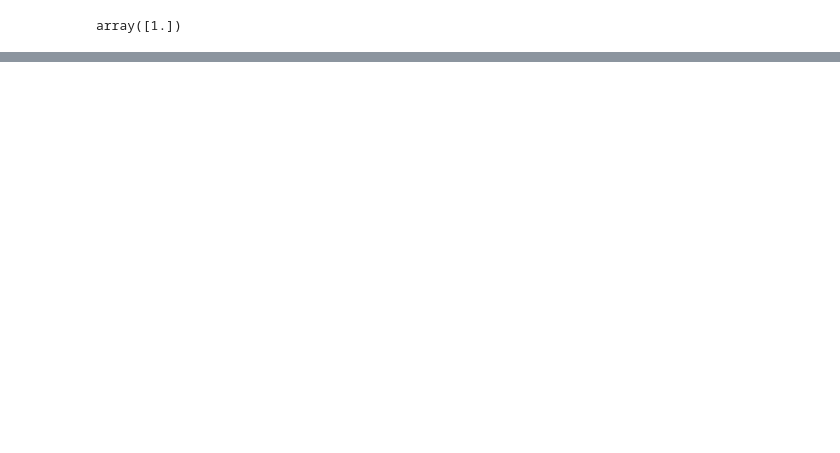
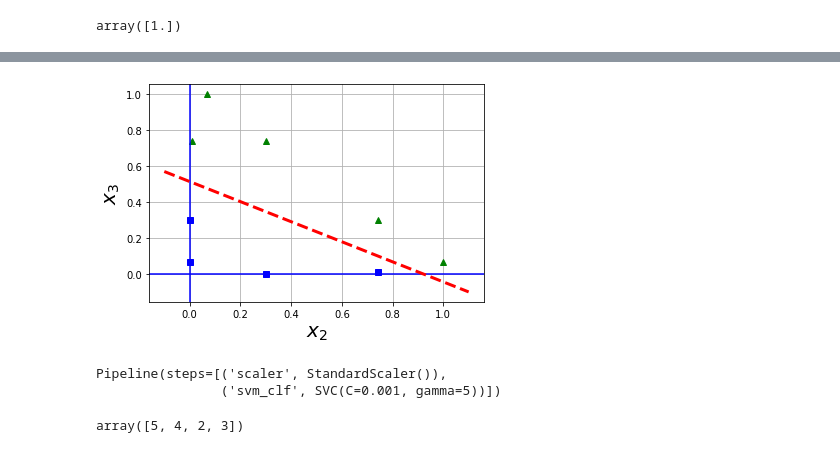
Before and after one commit to jiayuanteng/Hands_on_ML2, a Jupyter notebook: 5_Support_Vector_Machine.ipynb, the cells around one changed output, grey strips where cells are left out. Saved outputs shown, nothing was run; the diff lists cells and outputs as text; code cells hidden in the pictures; blank space fills up the shorter version.

```diff
--- a/5_Support_Vector_Machine.ipynb
+++ b/5_Support_Vector_Machine.ipynb
@@ -57,0 +123,47 @@ array([1.])
+# %%
+# use Gaussian Radial Basis Function (RBF ) as similarity function
+def rbf(x_l, gamma = -0.3):
+  return np.exp(gamma*x_l**2)
+
+def similarity_feature(raw_data, x0_2, x0_3, gamma = -0.3):
+  x2 = np.exp(gamma*np.abs(raw_data - x0_2)**2)
+  x3 = np.exp(gamma*np.abs(raw_data - x0_3)**2)
+
+  return x2, x3
+
+g1 = np.array([-4, -3, 3, 4])
+g2 = np.array([-2, -1, 0, 1, 2])
+
+x0_2 = np.array([-2])
+x0_3 = np.array([1])
+
+
+g1_x2, g1_x3 = similarity_feature(g1,x0_2, x0_3)
+
+g2_x2, g2_x3 = similarity_feature(g2,x0_2, x0_3)
+
+plt.grid(True, which='both')
+plt.plot(g1_x2, g1_x3, "bs")
+plt.plot(g2_x2, g2_x3, "g^")
+plt.xlabel(r"$x_2$", fontsize=20)
+plt.ylabel(r"$x_3$", fontsize=20)
+plt.axhline(y=0, color='b', linestyle='-')
+plt.axvline(x=0, color='b', linestyle='-')
+plt.plot([-0.1, 1.1], [0.57, -0.1], "r--", linewidth=3)
+plt.show()
+# %% [output]
+[figure, added]
+# %%
+rbf_kernel_svm_clf = Pipeline([
+                               ("scaler", StandardScaler()),
+                               ("svm_clf", SVC(kernel = "rbf", gamma = 5, C = 0.001))
+
+])
+rbf_kernel_svm_clf.fit(X, y)
+# %% [output]
+Pipeline(steps=[('scaler', StandardScaler()),
+                ('svm_clf', SVC(C=0.001, gamma=5))])
+# %%
+np.abs(raw_data - x0_3)
+# %% [output]
+array([5, 4, 2, 3])
```
Also changed, not shown: parts of 9 cells of this notebook.
